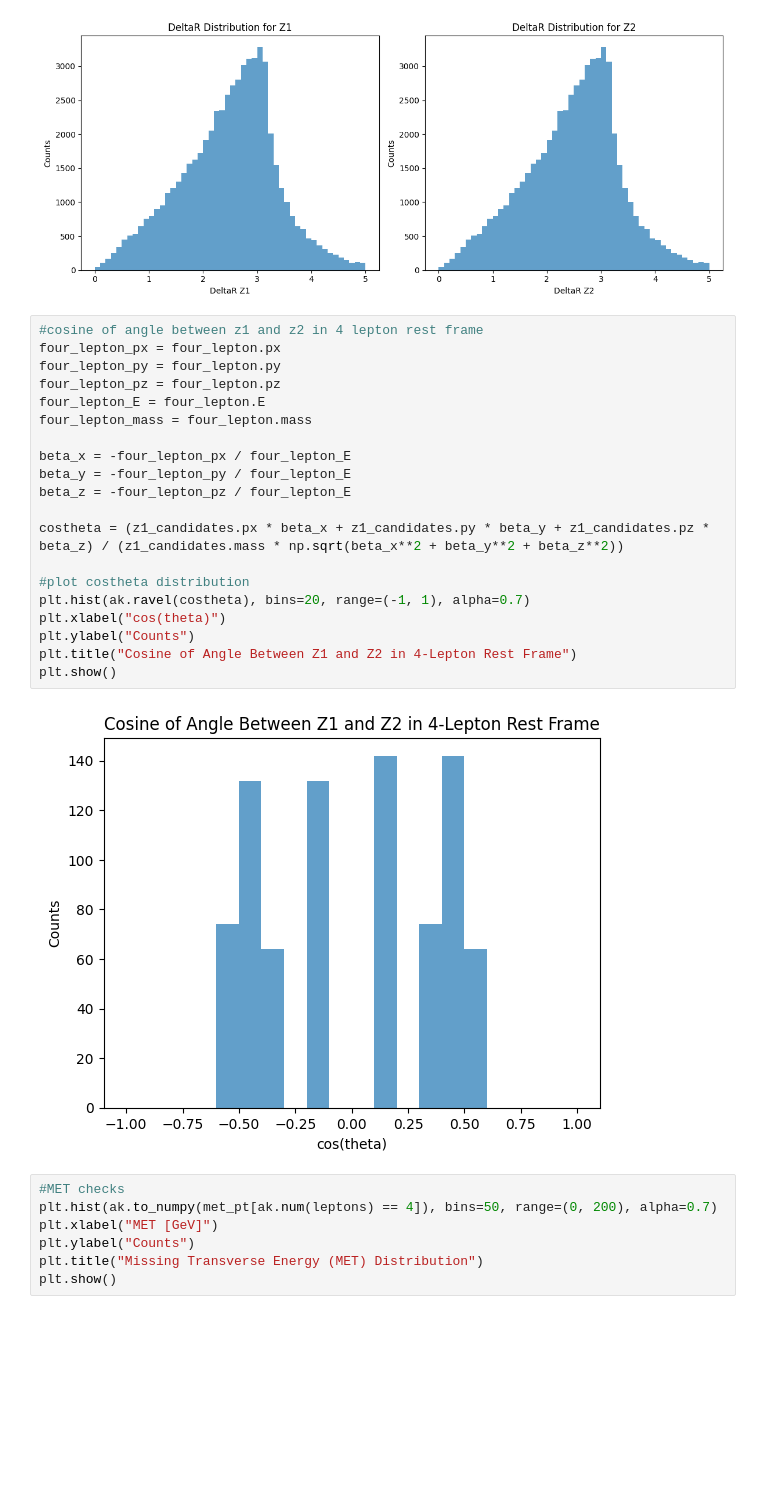
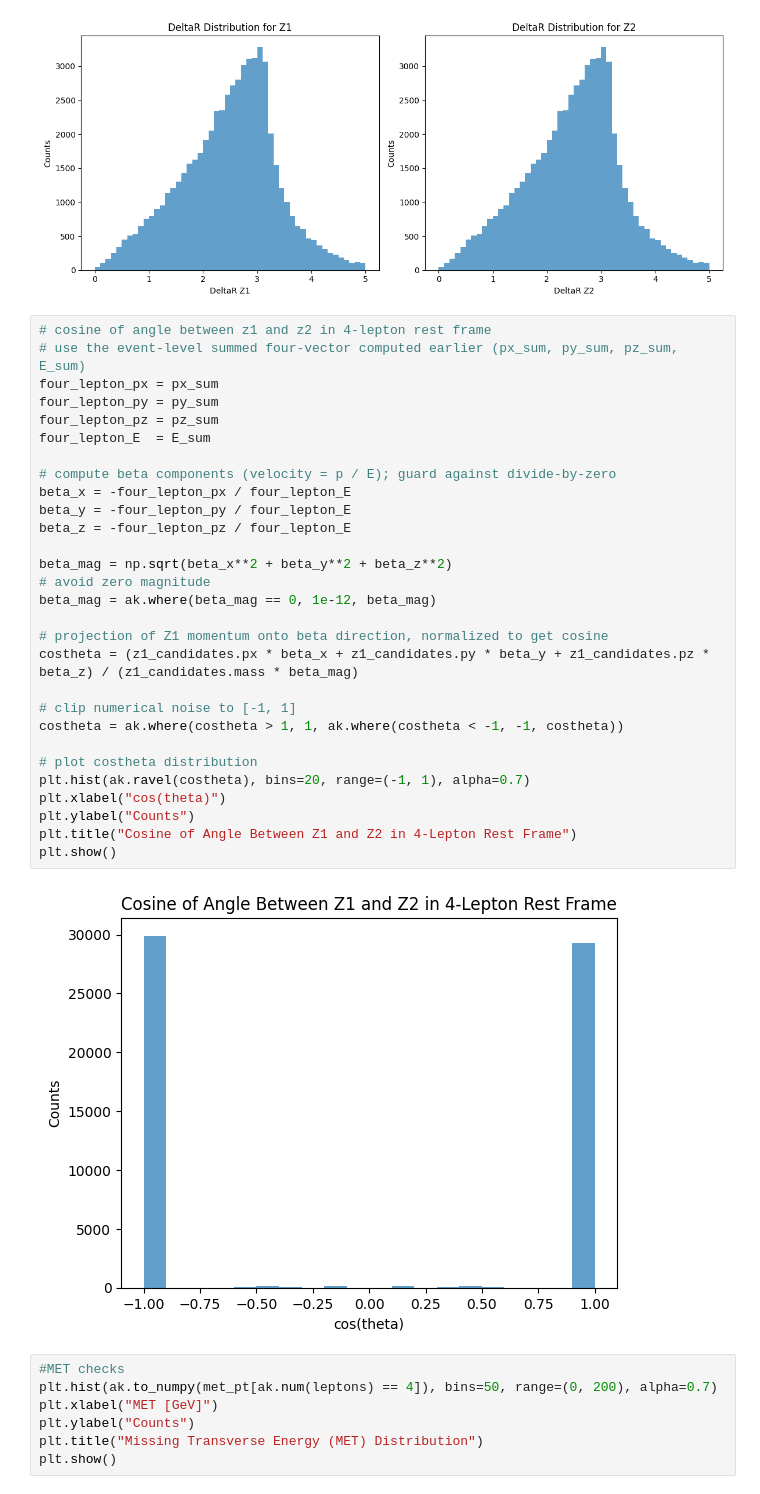
Before and after one commit to John-Aremu/SM-vs-EFT-simulation-analysis, a Jupyter notebook: pp4l.ipynb, the cells around one changed output. Saved outputs shown, nothing was run; the diff lists cells and outputs as text; blank space fills up the shorter version.

Commit message:
Updated notebooks pp2l2v and pp4l with complete analysis and visualizations for better clarity and understanding.

```diff
--- a/pp4l.ipynb
+++ b/pp4l.ipynb
@@ -591,27 +655,36 @@ plt.show()
 # %% [output]
 [figure]
 # %%
-#cosine of angle between z1 and z2 in 4 lepton rest frame
-four_lepton_px = four_lepton.px
-four_lepton_py = four_lepton.py
-four_lepton_pz = four_lepton.pz
-four_lepton_E = four_lepton.E
-four_lepton_mass = four_lepton.mass
+# cosine of angle between z1 and z2 in 4-lepton rest frame
+# use the event-level summed four-vector computed earlier (px_sum, py_sum, pz_sum, E_sum)
+four_lepton_px = px_sum
+four_lepton_py = py_sum
+four_lepton_pz = pz_sum
+four_lepton_E  = E_sum
 
+# compute beta components (velocity = p / E); guard against divide-by-zero
 beta_x = -four_lepton_px / four_lepton_E
 beta_y = -four_lepton_py / four_lepton_E
 beta_z = -four_lepton_pz / four_lepton_E
 
-costheta = (z1_candidates.px * beta_x + z1_candidates.py * beta_y + z1_candidates.pz * beta_z) / (z1_candidates.mass * np.sqrt(beta_x**2 + beta_y**2 + beta_z**2))
+beta_mag = np.sqrt(beta_x**2 + beta_y**2 + beta_z**2)
+# avoid zero magnitude
+beta_mag = ak.where(beta_mag == 0, 1e-12, beta_mag)
 
-#plot costheta distribution
+# projection of Z1 momentum onto beta direction, normalized to get cosine
+costheta = (z1_candidates.px * beta_x + z1_candidates.py * beta_y + z1_candidates.pz * beta_z) / (z1_candidates.mass * beta_mag)
+
+# clip numerical noise to [-1, 1]
+costheta = ak.where(costheta > 1, 1, ak.where(costheta < -1, -1, costheta))
+
+# plot costheta distribution
 plt.hist(ak.ravel(costheta), bins=20, range=(-1, 1), alpha=0.7)
 plt.xlabel("cos(theta)")
 plt.ylabel("Counts")
 plt.title("Cosine of Angle Between Z1 and Z2 in 4-Lepton Rest Frame")
 plt.show()
 # %% [output]
-[figure, old version]
+[figure, new version]
 # %%
 #MET checks
 plt.hist(ak.to_numpy(met_pt[ak.num(leptons) == 4]), bins=50, range=(0, 200), alpha=0.7)
```
Also changed, not shown: parts of 2 cells of this notebook, 1 other file.
